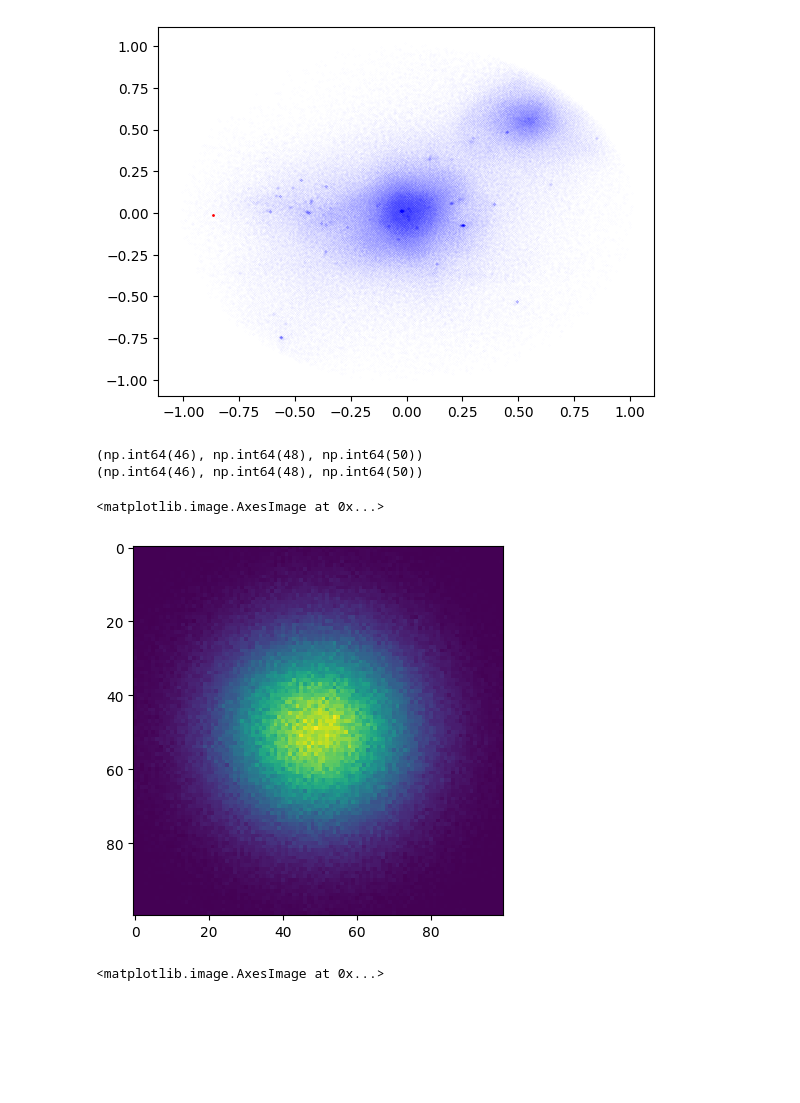
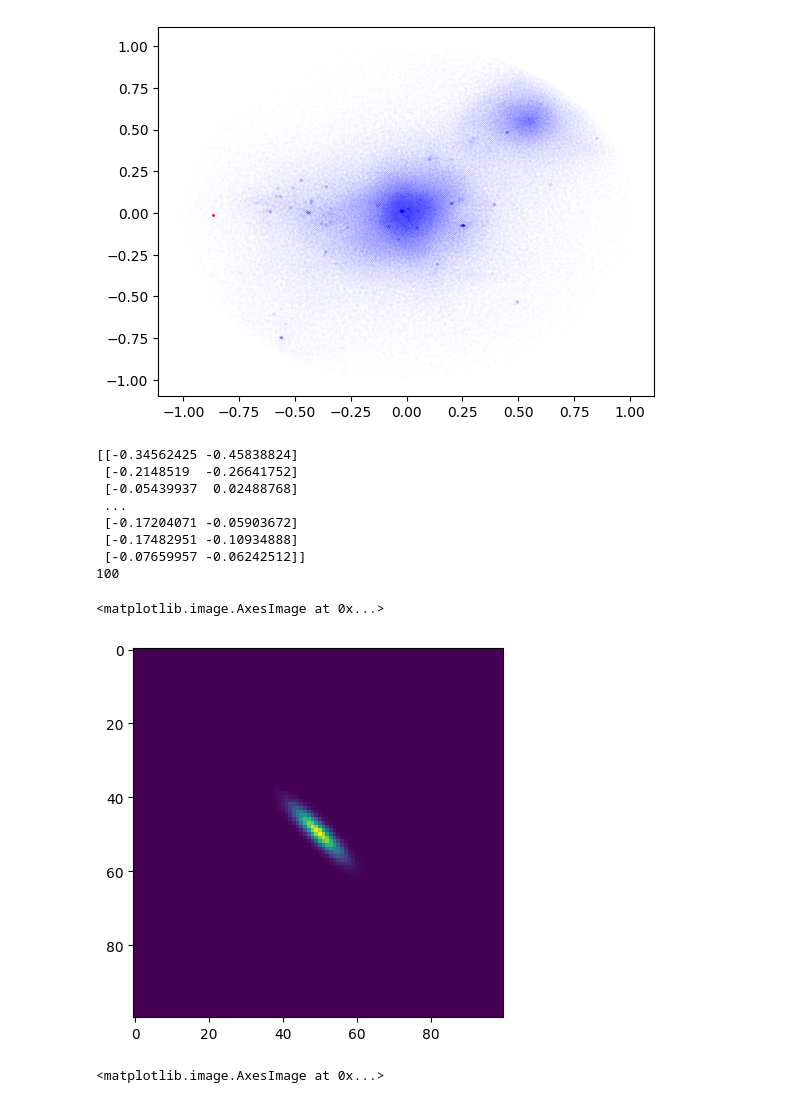
Before and after one commit to yjqqyjq/code, a Jupyter notebook: profile_from_hdf5.ipynb, the cells around one changed output. Cells and saved outputs as stored; diff of their text form; code cells hidden in the pictures; blank space fills up the shorter version.

```diff
--- a/profile_from_hdf5.ipynb
+++ b/profile_from_hdf5.ipynb
@@ -104,35 +113,40 @@ ax.scatter(x,y,color='r',s=1)
 # %%
 from scipy.ndimage import gaussian_filter
 import numpy as np
 import matplotlib.pyplot as plt
 from PIL import Image
 import random
 num_samples = 10000
-random_numbers = np.random.normal(0, 1, (300**3, 3))
-random_numbers2 = np.random.normal((0,0,1), 0.01, (int(27), 3))
+random_numbers = np.random.normal(0, 1, (300**2, 2))
+img_smooth = gaussian_filter(random_numbers, sigma=1,mode='constant',truncate=3.0)
+print(img_smooth)
+fig, ax = plt.subplots()
+
+h=np.histogramdd(img_smooth,bins=100,range=[[-3,3],[-3,3]])
 
 
-fig, ax = plt.subplots()
-
-h=np.histogramdd(random_numbers,bins=100,range=[[-3,3],[-3,3],[-3,3]])
-h2=np.histogramdd(random_numbers2,bins=100,range=[[-3,3],[-3,3],[-3,3]])
-
-array=h[0]+h2[0]
+print(len(h[0]))
 #folder = "/home/jyang/plot/Flamingo/L0200N0720/halo_2d_lum_rotate/66_kde0/"
 #img = Image.open(folder+" 0.7208, 0.9334, 0.9379 .png")#.convert("L")
 #img_array = np.array(img)
-max=np.unravel_index(np.argmax(array), array.shape)
-print(max)
-img_smooth = gaussian_filter(array, sigma=0.01,mode='constant',truncate=3.0)
+array=h[0]
+
+#img_smooth = gaussian_filter(array, sigma=0.1,mode='constant',truncate=3.0)
 max2=np.unravel_index(np.argmax(img_smooth ), img_smooth.shape)
-print(max2)
-plt.imshow(array[50])
+
+plt.imshow(array)
 #plt.imshow(img_smooth)
 # %% [output]
-(np.int64(46), np.int64(48), np.int64(50))
-(np.int64(46), np.int64(48), np.int64(50))
+[[-0.34562425 -0.45838824]
+ [-0.2148519  -0.26641752]
+ [-0.05439937  0.02488768]
+ ...
+ [-0.17204071 -0.05903672]
+ [-0.17482951 -0.10934888]
+ [-0.07659957 -0.06242512]]
+100
 <matplotlib.image.AxesImage at 0x...>
-[figure, old version]
+[figure, new version]
 # %%
 plt.imshow(img_smooth[49])
 # %% [output]
```
Also changed, not shown: parts of 6 cells of this notebook, 4 other files.
